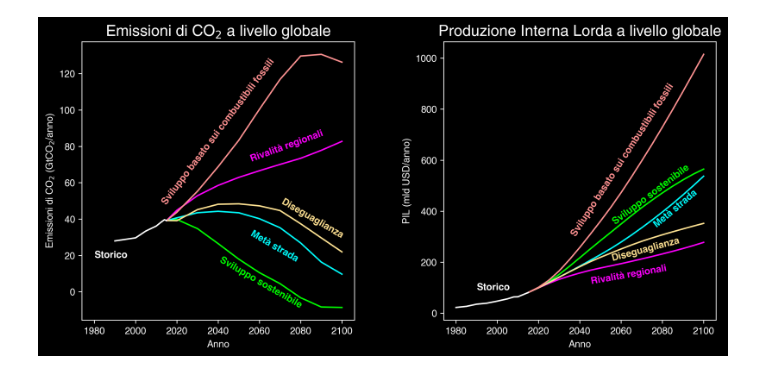
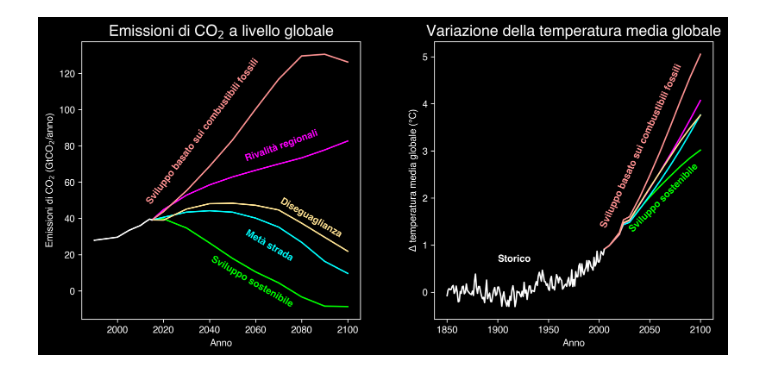
Before and after one commit to Robin-Castellani/TEDx-fogliano-2024, a Jupyter notebook: ssp_variables.ipynb, the cells around one changed output. Saved outputs shown, nothing was run; the diff lists cells and outputs as text; code cells hidden in the pictures.

Commit message:
Fix: set correct plot order and pair

```diff
--- a/ssp_variables.ipynb
+++ b/ssp_variables.ipynb
@@ -51,76 +164,39 @@ for df in [co2, pil, population, temperature]:
 # %%
-fig, axs = plt.subplots(1, 2, figsize=(10, 5), sharex=True)
+fig, axs = plt.subplots(1, 2, figsize=(10, 5))
 
-xy_labels = {
-    "co2": {
-        "Sviluppo sostenibile": (2040, 5),
-        "Metà strada": (2055, 25),
-        "Rivalità regionali": (2055, 80),
-        "Diseguaglianza": (2070, 40),
-        "Sviluppo basato sui combustibili fossili": (2012, 88),
-        "Storico": (1980, 20),
-    },
-    "pil": {
-        "Sviluppo sostenibile": (2055, 465),
-        "Metà strada": (2075, 410),
-        "Rivalità regionali": (2045, 150),
-        "Diseguaglianza": (2055, 250),
-        "Sviluppo basato sui combustibili fossili": (2035, 600),
-        "Storico": (1990, 100),
-    },
-}
-
-rotation_labels = {
-    "co2": {
-        "Sviluppo sostenibile": -30,
-        "Metà strada": -30,
-        "Rivalità regionali": 20,
-        "Diseguaglianza": -30,
-        "Sviluppo basato sui combustibili fossili": 53,
-        "Storico": 0,
-    },
-    "pil": {
-        "Sviluppo sostenibile": 37,
-        "Metà strada": 40,
-        "Rivalità regionali": 10,
-        "Diseguaglianza": 15,
-        "Sviluppo basato sui combustibili fossili": 57,
-        "Storico": 0,
-    },
-}
 
 lines = co2.plot(ax=axs[0], legend=False, color=colors.values()).get_lines()
 for line, column in zip(lines, co2.columns):
     # Add label at the end of each line with matching color
     axs[0].annotate(
         column,
         xy=xy_labels["co2"][column],
         va="center",
         color=line.get_color(),  # Use same color as the line
         weight="bold",
         rotation=rotation_labels["co2"][column],
     )
 axs[0].set_title("Emissioni di CO$_2$ a livello globale")
 axs[0].set_xlabel("Anno")
 axs[0].set_ylabel("Emissioni di CO$_2$ (GtCO$_2$/anno)")
 
-lines = pil.plot(ax=axs[1], legend=False, color=colors).get_lines()
-for line, column in zip(lines, pil.columns):
+lines = temperature.plot(ax=axs[1], legend=False, color=colors.values()).get_lines()
+for line, column in zip(lines, temperature.columns):
     axs[1].annotate(
         column,
-        xy=xy_labels["pil"][column],
+        xy=xy_labels["temperature"][column],
         va="center",
         color=line.get_color(),  # Use same color as the line
         weight="bold",
-        rotation=rotation_labels["pil"][column],
+        rotation=rotation_labels["temperature"][column],
     )
-axs[1].set_title("Produzione Interna Lorda a livello globale")
+axs[1].set_title("Variazione della temperatura media globale")
 axs[1].set_xlabel("Anno")
-axs[1].set_ylabel("PIL (mld USD/anno)")
+axs[1].set_ylabel("$\Delta$ temperatura media globale (°C)")
 
 plt.tight_layout(w_pad=5)  # Add horizontal spacing between subplots
 
 plt.show()
-fig.savefig(images_dir / "co2_pil.png")
+fig.savefig(images_dir / "co2_temperature.png")
 # %% [output]
-[figure, old version]
+[figure, new version]
```
Also changed, not shown: parts of 4 cells of this notebook.
